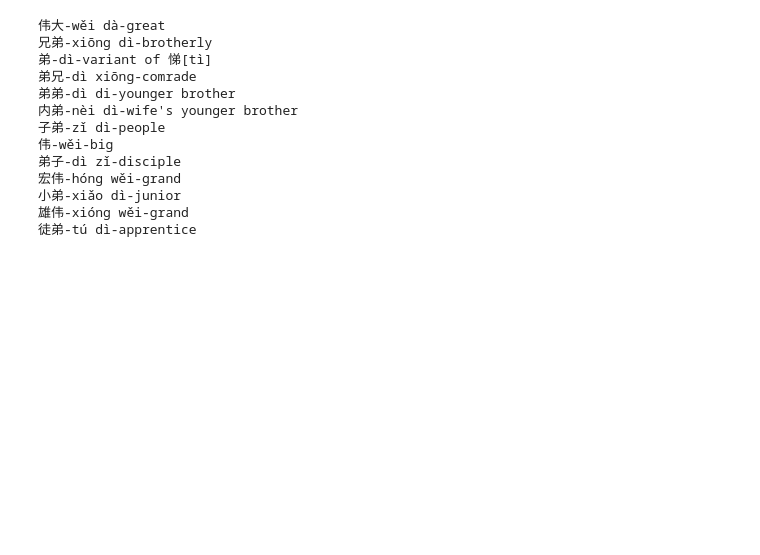
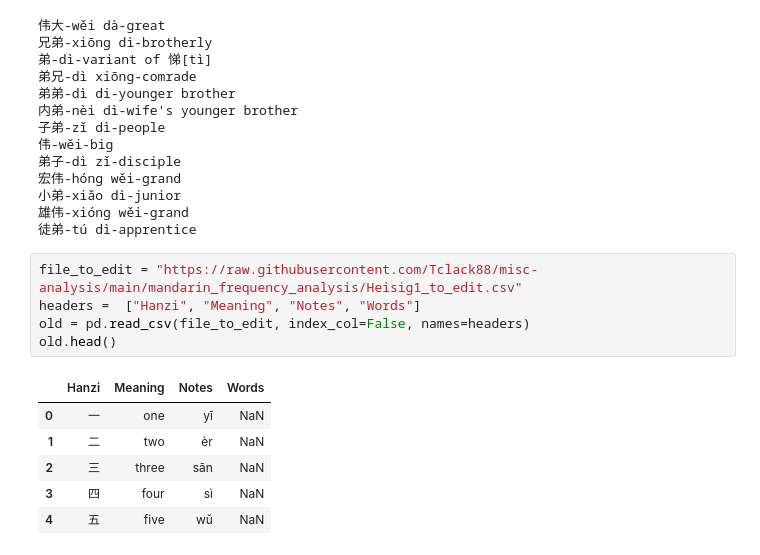
Before and after one commit to Tclack88/misc-analysis, a Jupyter notebook: mandarin_frequency_analysis/pinyin_conversion.ipynb, the cells around one changed output. Drawn from its saved outputs; the diff is of its cells as text; blank space fills up the shorter version.

```diff
--- a/mandarin_frequency_analysis/pinyin_conversion.ipynb
+++ b/mandarin_frequency_analysis/pinyin_conversion.ipynb
@@ -118,3 +121,15 @@ print(samples)
 小弟-xiǎo dì-junior
 雄伟-xióng wěi-grand
 徒弟-tú dì-apprentice
+# %%
+file_to_edit = "https://raw.githubusercontent.com/Tclack88/misc-analysis/main/mandarin_frequency_analysis/Heisig1_to_edit.csv"
+headers =  ["Hanzi", "Meaning", "Notes", "Words"]
+old = pd.read_csv(file_to_edit, index_col=False, names=headers)
+old.head()
+# %% [output]
+|  | Hanzi | Meaning | Notes | Words |
+| 0 | 一 | one | yī | NaN |
+| 1 | 二 | two | èr | NaN |
+| 2 | 三 | three | sān | NaN |
+| 3 | 四 | four | sì | NaN |
+| 4 | 五 | five | wǔ | NaN |
```
Also changed, not shown: parts of 11 cells of this notebook.
